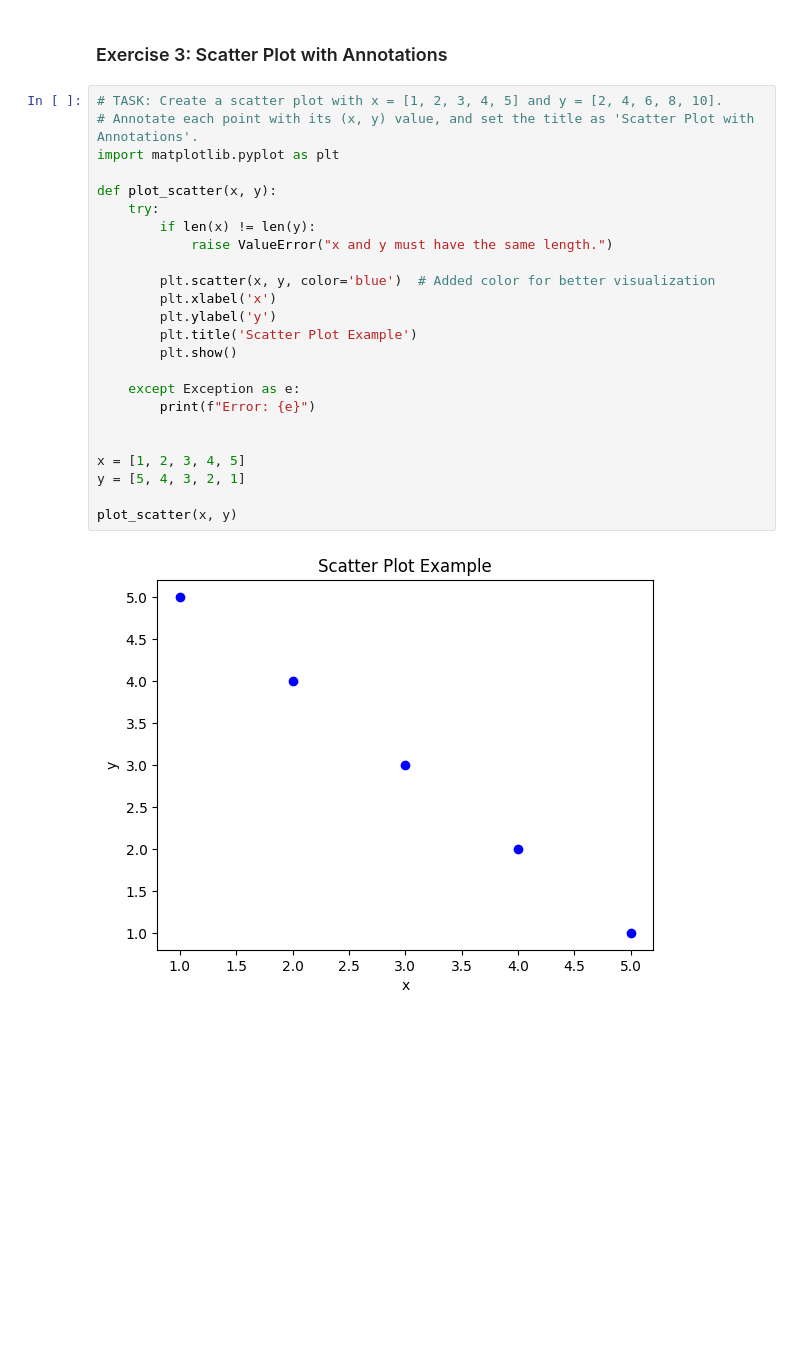
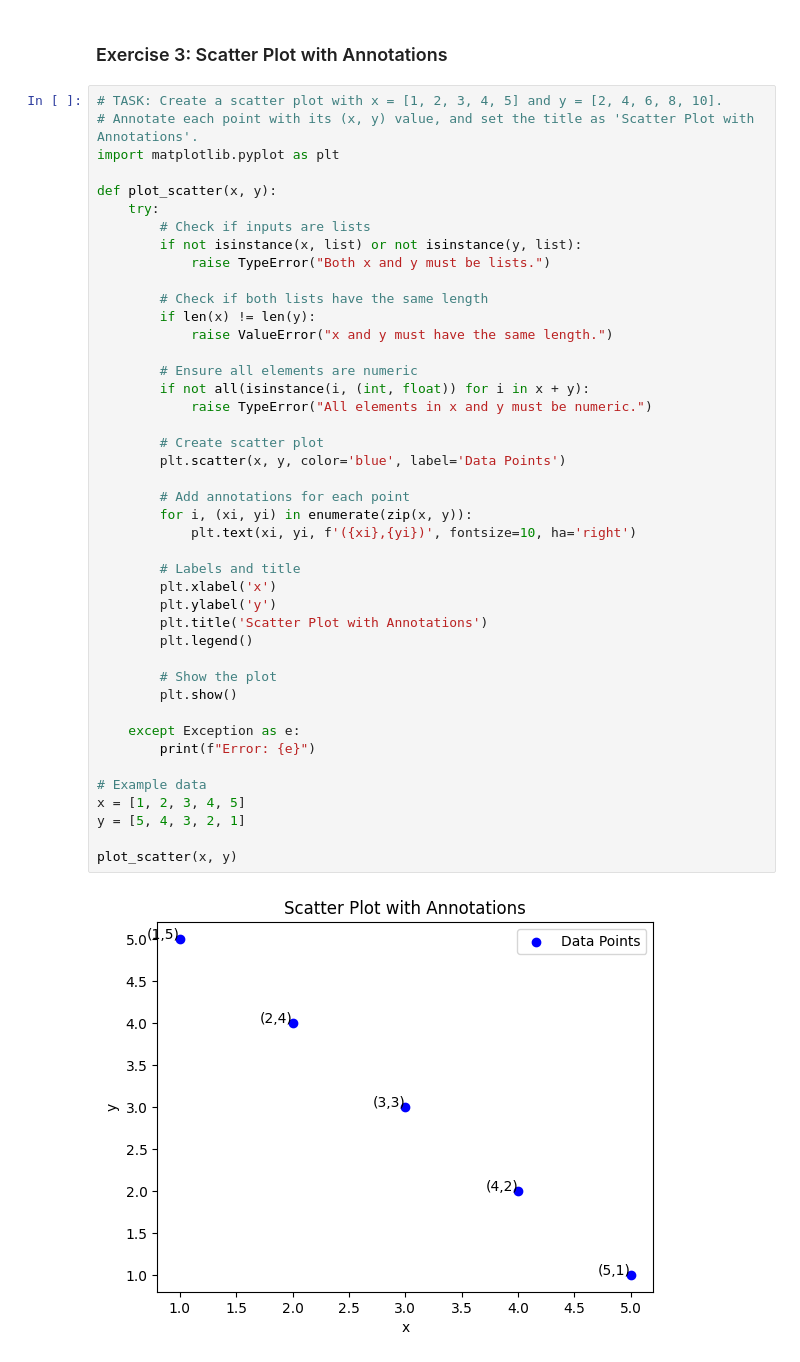
Before and after one commit to chandanavj-22/python-jupyter-template, a Jupyter notebook: src/3-scatter-plot.ipynb, the cells around one changed output. Drawn from its saved outputs; the diff is of its cells as text; blank space fills up the shorter version.

```diff
--- a/src/3-scatter-plot.ipynb
+++ b/src/3-scatter-plot.ipynb
@@ -3,26 +3,45 @@
 # %%
 # TASK: Create a scatter plot with x = [1, 2, 3, 4, 5] and y = [2, 4, 6, 8, 10].
 # Annotate each point with its (x, y) value, and set the title as 'Scatter Plot with Annotations'.
 import matplotlib.pyplot as plt
 
 def plot_scatter(x, y):
     try:
+        # Check if inputs are lists
+        if not isinstance(x, list) or not isinstance(y, list):
+            raise TypeError("Both x and y must be lists.")
+
+        # Check if both lists have the same length
         if len(x) != len(y):
             raise ValueError("x and y must have the same length.")
 
-        plt.scatter(x, y, color='blue')  # Added color for better visualization
+        # Ensure all elements are numeric
+        if not all(isinstance(i, (int, float)) for i in x + y):
+            raise TypeError("All elements in x and y must be numeric.")
+
+        # Create scatter plot
+        plt.scatter(x, y, color='blue', label='Data Points')
+
+        # Add annotations for each point
+        for i, (xi, yi) in enumerate(zip(x, y)):
+            plt.text(xi, yi, f'({xi},{yi})', fontsize=10, ha='right')
+
+        # Labels and title
         plt.xlabel('x')
         plt.ylabel('y')
-        plt.title('Scatter Plot Example')
+        plt.title('Scatter Plot with Annotations')
+        plt.legend()
+
+        # Show the plot
         plt.show()
 
     except Exception as e:
         print(f"Error: {e}")
 
-
+# Example data
 x = [1, 2, 3, 4, 5]
 y = [5, 4, 3, 2, 1]
 
 plot_scatter(x, y)
 # %% [output]
-[figure, old version]
+[figure, new version]
```
Also changed, not shown: 4 other files.
